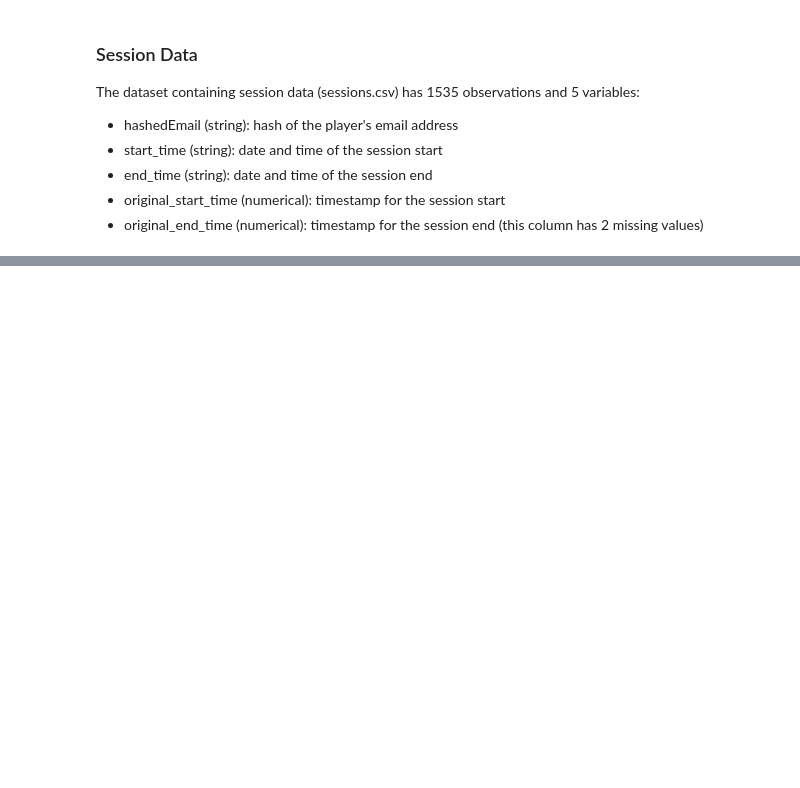
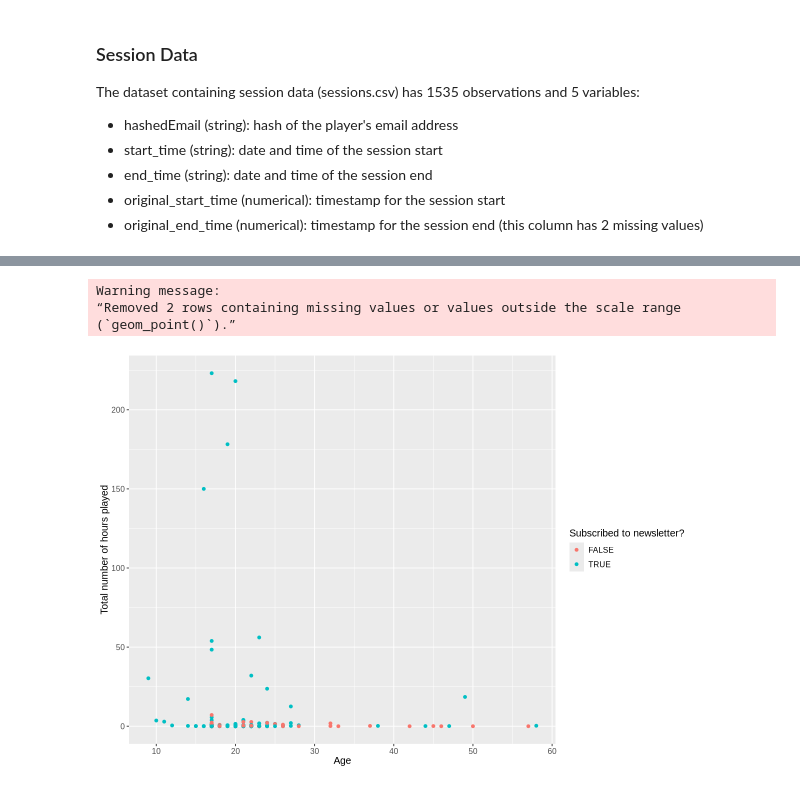
Before and after one commit to Chuck-Moore/planning-dsci100, a Jupyter notebook: planning.ipynb, the cells around one changed output, grey strips where cells are left out. Drawn from its saved outputs; the diff is of its cells as text; code cells hidden in the pictures; blank space fills up the shorter version.

Commit message:
Add exploratory data analysis and visualization

```diff
--- a/planning.ipynb
+++ b/planning.ipynb
@@ -174,0 +184,12 @@ To use the regression models (e.g. linear regression), I'll need to transform:
+# %%
+options(repr.plot.width = 10)
+
+ggplot(player_data, aes(x=Age, y=played_hours, color = subscribe)) +
+    geom_point() +
+    labs(x = "Age", y ="Total number of hours played", color = "Subscribed to newsletter?") +
+    theme(text = element_text(size = 12))
+# %% [output]
+Warning message:
+“Removed 2 rows containing missing values or values outside the scale range
+(`geom_point()`).”
+[figure, added]
```
Also changed, not shown: parts of 5 cells of this notebook.
